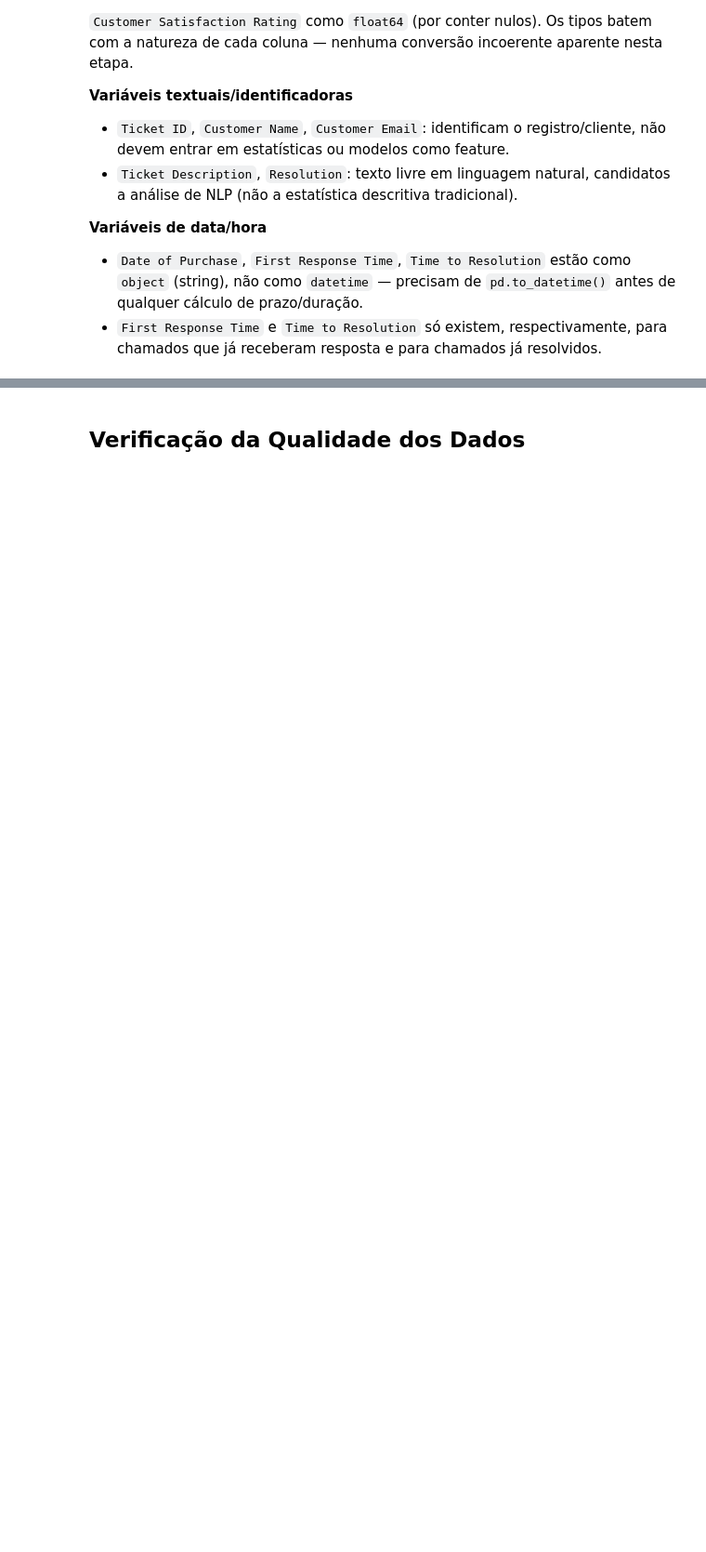
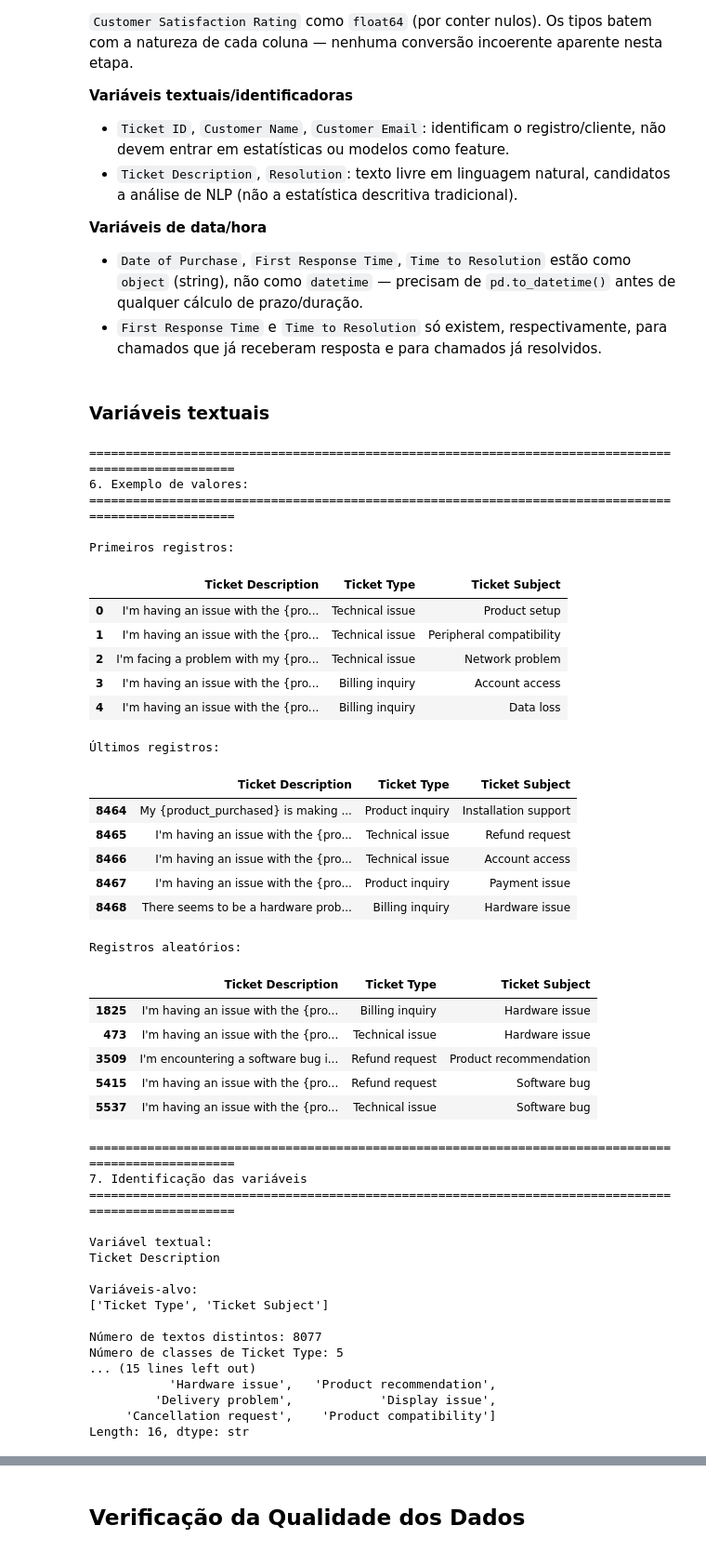
Before and after one commit to Phoenix7290/Caua-Guilherme-Gustavo-Marcos, a Jupyter notebook: eda/eda.ipynb, the cells around one changed output, grey strips where cells are left out. Shown at 93% size. Drawn from its saved outputs; the diff is of its cells as text; code cells hidden in the pictures; blank space fills up the shorter version.

Commit message:
Inspeção dos dados textuais

```diff
--- a/eda/eda.ipynb
+++ b/eda/eda.ipynb
@@ -183,3 +183,82 @@ Cada linha representa **um chamado de suporte** (grão = ticket), sem hierarquia
 
 - `Date of Purchase`, `First Response Time`, `Time to Resolution` estão como `object` (string), não como `datetime` — precisam de `pd.to_datetime()` antes de qualquer cálculo de prazo/duração.
 - `First Response Time` e `Time to Resolution` só existem, respectivamente, para chamados que já receberam resposta e para chamados já resolvidos.
+# %% [markdown]
+### Variáveis textuais
+# %%
+coluna_texto = "Ticket Description"
+colunas_alvo = ["Ticket Type", "Ticket Subject"]
+
+print_formatado("6. Exemplo de valores:")
+
+colunas_exibidas = [coluna_texto] + colunas_alvo
+
+with pd.option_context("display.max_colwidth", None):
+    print("\nPrimeiros registros:")
+    display(df[colunas_exibidas].head())
+
+    print("\nÚltimos registros:")
+    display(df[colunas_exibidas].tail())
+
+    print("\nRegistros aleatórios:")
+    display(df[colunas_exibidas].sample(5, random_state=1))
+
+
+print_formatado("7. Identificação das variáveis")
+
+print("\nVariável textual:")
+print(coluna_texto)
+
+print("\nVariáveis-alvo:")
+print(colunas_alvo)
+
+print(f"\nNúmero de textos distintos: {df[coluna_texto].nunique()}")
+for coluna_alvo in colunas_alvo:
+    print(f"Número de classes de {coluna_alvo}: {df[coluna_alvo].nunique()}")
+
+for coluna_alvo in colunas_alvo:
+    print(f"\nClasses de {coluna_alvo}:")
+    print(df[coluna_alvo].unique())
+# %% [output]
+====================================================================================================
+6. Exemplo de valores:
+====================================================================================================
+
+Primeiros registros:
+|  | Ticket Description | Ticket Type | Ticket Subject |
+| 0 | I'm having an issue with the {pro... | Technical issue | Product setup |
+| 1 | I'm having an issue with the {pro... | Technical issue | Peripheral compatibility |
+| 2 | I'm facing a problem with my {pro... | Technical issue | Network problem |
+| 3 | I'm having an issue with the {pro... | Billing inquiry | Account access |
+| 4 | I'm having an issue with the {pro... | Billing inquiry | Data loss |
+Últimos registros:
+|  | Ticket Description | Ticket Type | Ticket Subject |
+| 8464 | My {product_purchased} is making ... | Product inquiry | Installation support |
+| 8465 | I'm having an issue with the {pro... | Technical issue | Refund request |
+| 8466 | I'm having an issue with the {pro... | Technical issue | Account access |
+| 8467 | I'm having an issue with the {pro... | Product inquiry | Payment issue |
+| 8468 | There seems to be a hardware prob... | Billing inquiry | Hardware issue |
+Registros aleatórios:
+|  | Ticket Description | Ticket Type | Ticket Subject |
+| 1825 | I'm having an issue with the {pro... | Billing inquiry | Hardware issue |
+| 473 | I'm having an issue with the {pro... | Technical issue | Hardware issue |
+| 3509 | I'm encountering a software bug i... | Refund request | Product recommendation |
+| 5415 | I'm having an issue with the {pro... | Refund request | Software bug |
+| 5537 | I'm having an issue with the {pro... | Technical issue | Software bug |
+====================================================================================================
+7. Identificação das variáveis
+====================================================================================================
+
+Variável textual:
+Ticket Description
+
+Variáveis-alvo:
+['Ticket Type', 'Ticket Subject']
+
+Número de textos distintos: 8077
+Número de classes de Ticket Type: 5
+... (15 lines left out)
+           'Hardware issue',   'Product recommendation',
+         'Delivery problem',            'Display issue',
+     'Cancellation request',    'Product compatibility']
+Length: 16, dtype: str
```
Also changed, not shown: parts of 2 cells of this notebook.
